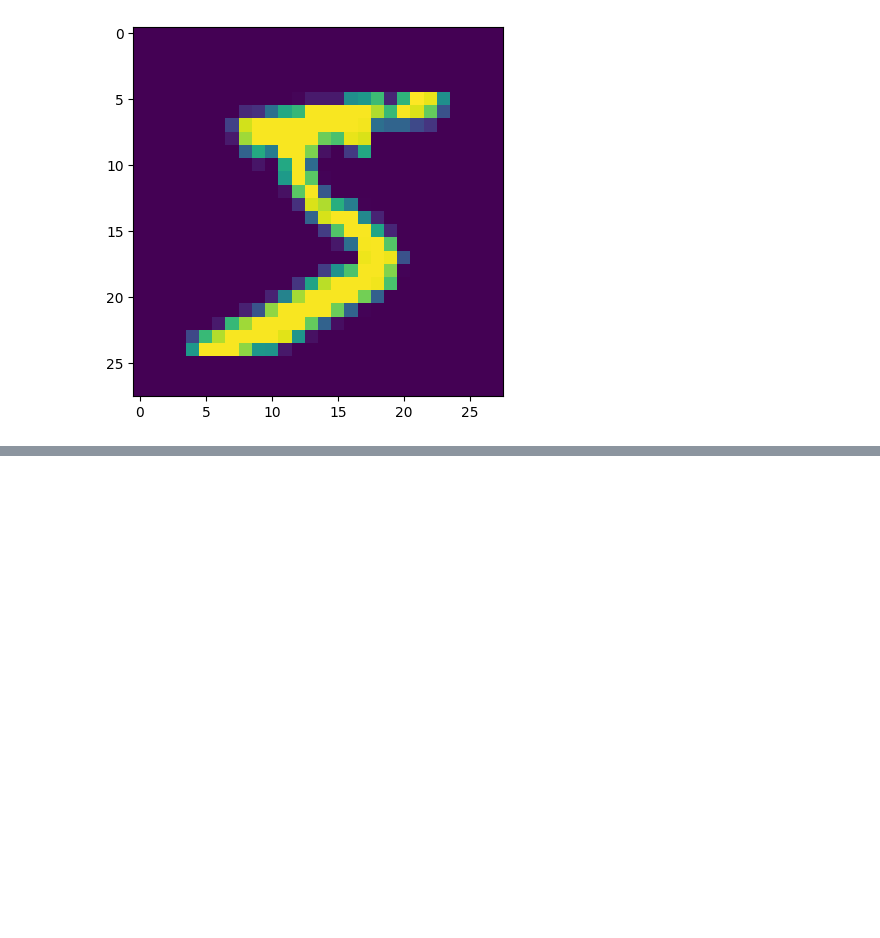
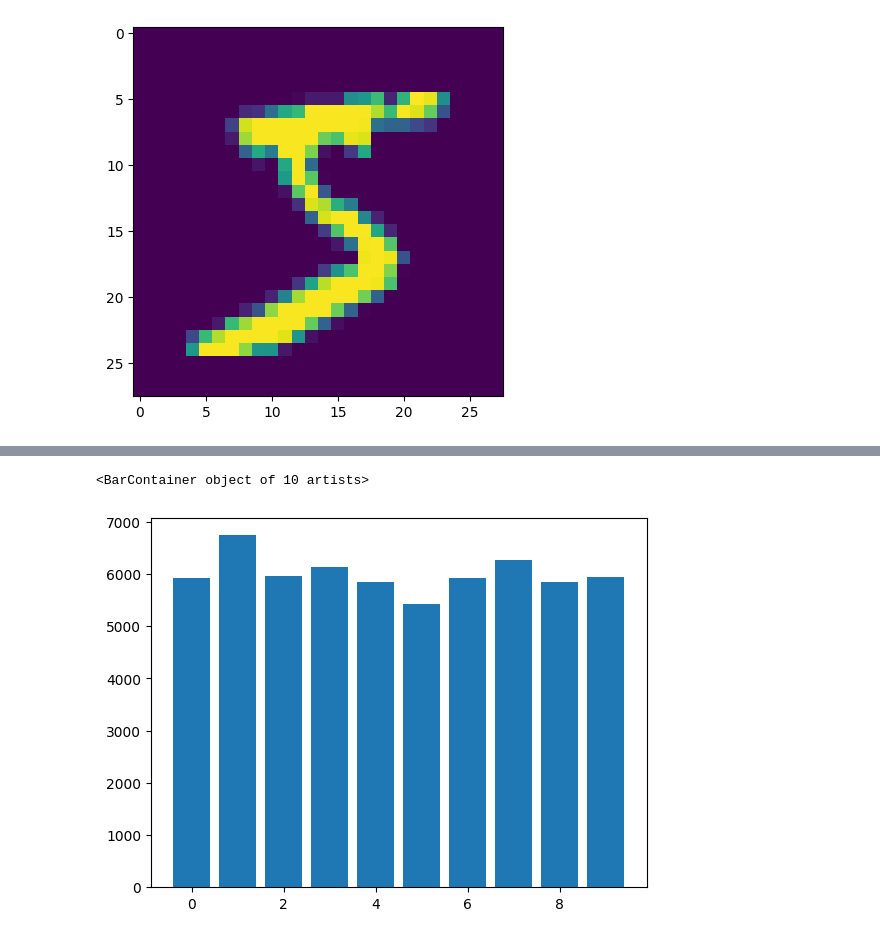
Before and after one commit to gouherdanish/mnist_classification, a Jupyter notebook: poc.ipynb, the cells around one changed output, grey strips where cells are left out. Saved outputs shown, nothing was run; the diff lists cells and outputs as text; code cells hidden in the pictures; blank space fills up the shorter version.

Commit message:
Added Class Distribution

```diff
--- a/poc.ipynb
+++ b/poc.ipynb
@@ -9,8 +8,7 @@ from torch.utils.data import DataLoader
 train_ds = torchvision.datasets.MNIST(
     root="data",
     train=True,
-    download=False,
-    transform=torchvision.transforms.Compose([torchvision.transforms.ToTensor()])
+    download=False
 )
 # %%
 img = train_ds.data[0].numpy()
@@ -107,0 +108,7 @@ plt.imshow(img_tfm2.squeeze())
+# %%
+from collections import defaultdict
+train_indices_by_class = defaultdict(list)
+train_distribution_by_class = {}
+for idx, (_,label) in enumerate(train_ds):
+    train_indices_by_class[label].append(idx)
+    train_distribution_by_class[label] = train_distribution_by_class.get(label,0)+1
@@ -107,0 +132,5 @@ plt.imshow(img_tfm2.squeeze())
+# %%
+plt.bar(x=train_distribution_by_class.keys(),height=train_distribution_by_class.values())
+# %% [output]
+<BarContainer object of 10 artists>
+[figure, added]
```
Also changed, not shown: parts of 6 cells of this notebook.
